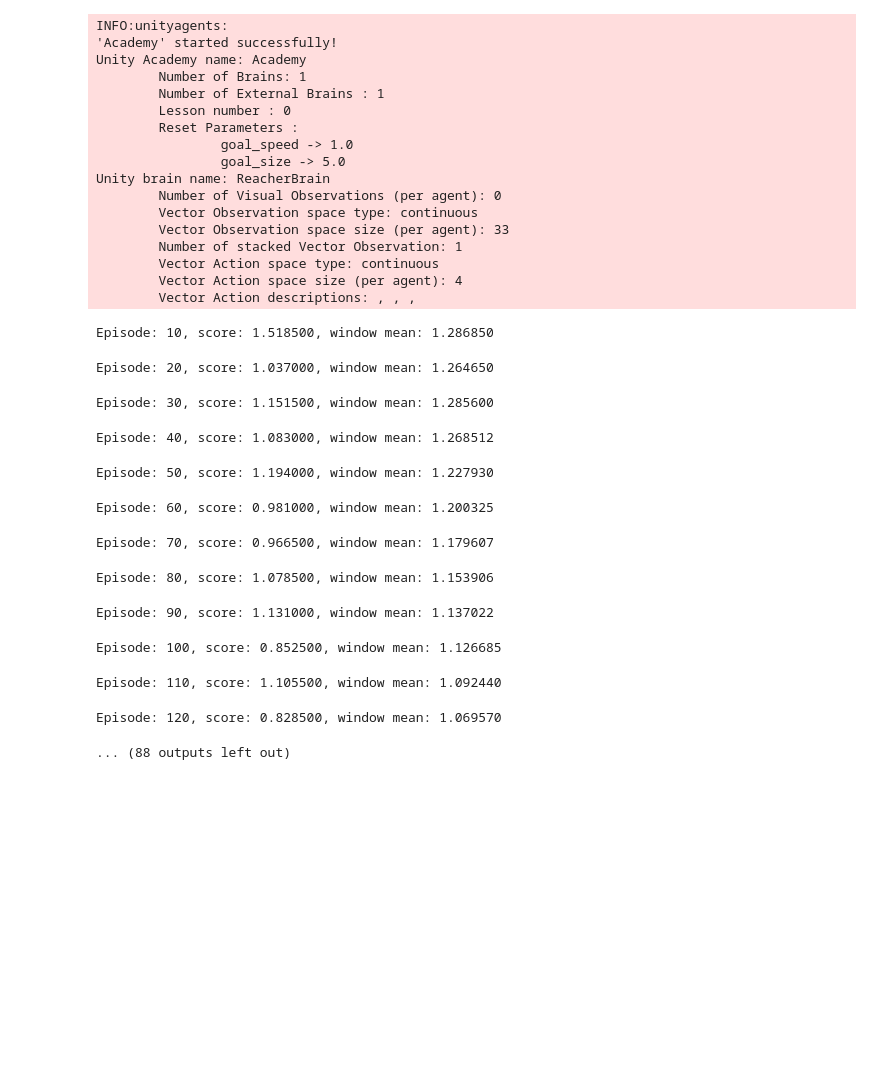
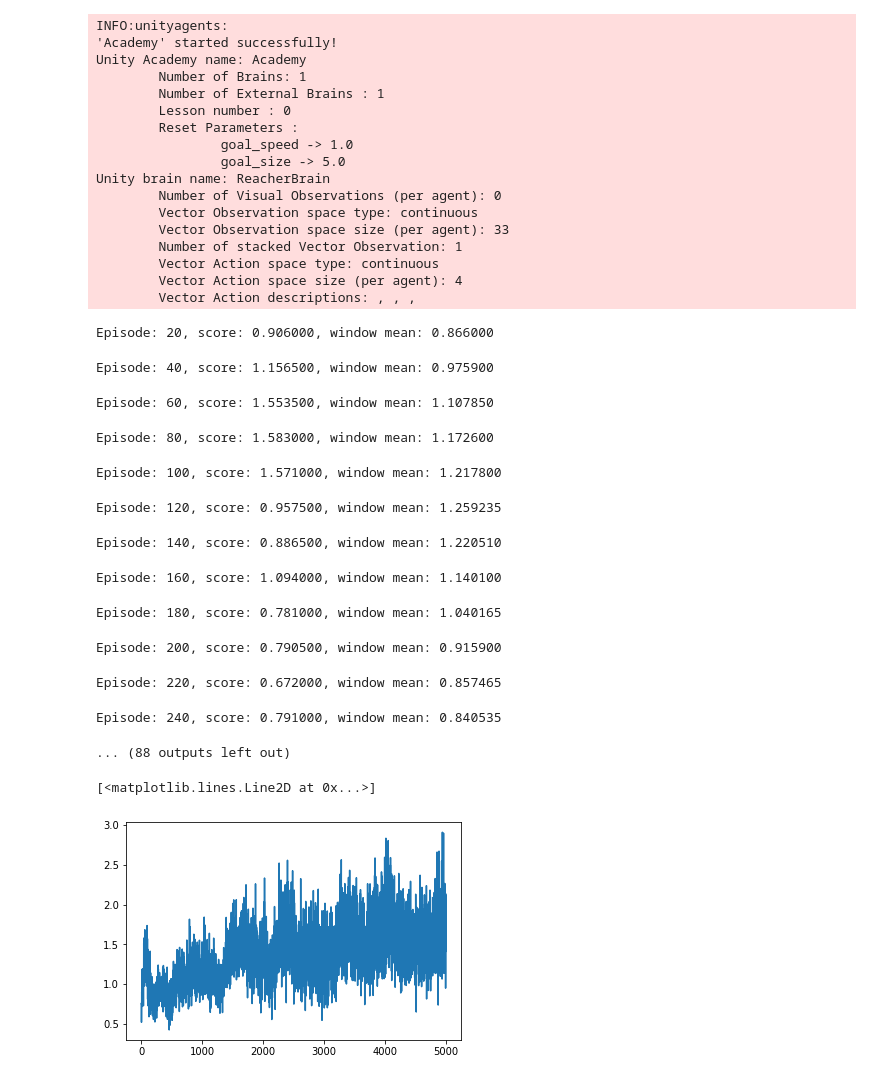
Before and after one commit to aime01efh/deep-reinforcement-learning, a Jupyter notebook: p2_continuous-control/Continuous_Control.ipynb, the cells around one changed output. Saved outputs shown, nothing was run; the diff lists cells and outputs as text; code cells hidden in the pictures; blank space fills up the shorter version.

```diff
--- a/p2_continuous-control/Continuous_Control.ipynb
+++ b/p2_continuous-control/Continuous_Control.ipynb
@@ -134,19 +134,25 @@ agent = ppo_agent.Agent(state_size=len(env_info.vector_observations[0]),
                         seed=237)
 # %%
-mean_rewards = ppo.train_ppo(env, agent, report_every=10)
+mean_rewards = []
+ppo.train_ppo(env, agent, report_every=20, mean_rewards_per_episode=mean_rewards);
 # %% [output]
-Episode: 10, score: 1.518500, window mean: 1.286850
+Episode: 20, score: 0.906000, window mean: 0.866000
-Episode: 20, score: 1.037000, window mean: 1.264650
+Episode: 40, score: 1.156500, window mean: 0.975900
-Episode: 30, score: 1.151500, window mean: 1.285600
+Episode: 60, score: 1.553500, window mean: 1.107850
-Episode: 40, score: 1.083000, window mean: 1.268512
+Episode: 80, score: 1.583000, window mean: 1.172600
-Episode: 50, score: 1.194000, window mean: 1.227930
+Episode: 100, score: 1.571000, window mean: 1.217800
-Episode: 60, score: 0.981000, window mean: 1.200325
+Episode: 120, score: 0.957500, window mean: 1.259235
-Episode: 70, score: 0.966500, window mean: 1.179607
+Episode: 140, score: 0.886500, window mean: 1.220510
-Episode: 80, score: 1.078500, window mean: 1.153906
+Episode: 160, score: 1.094000, window mean: 1.140100
-Episode: 90, score: 1.131000, window mean: 1.137022
+Episode: 180, score: 0.781000, window mean: 1.040165
-Episode: 100, score: 0.852500, window mean: 1.126685
+Episode: 200, score: 0.790500, window mean: 0.915900
-Episode: 110, score: 1.105500, window mean: 1.092440
+Episode: 220, score: 0.672000, window mean: 0.857465
-Episode: 120, score: 0.828500, window mean: 1.069570
+Episode: 240, score: 0.791000, window mean: 0.840535
 ... (88 outputs left out)
+# %%
+plt.plot(mean_rewards)
+# %% [output]
+[<matplotlib.lines.Line2D at 0x...>]
+[figure, added]
 # %%
 agent.save('checkpoint.pth')
```
Also changed, not shown: parts of 2 cells of this notebook, 4 other files.
